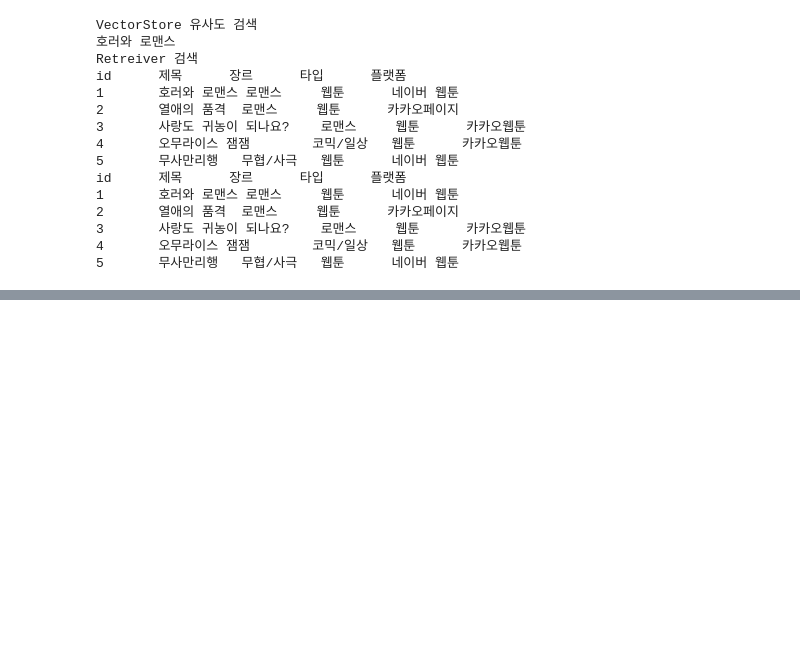
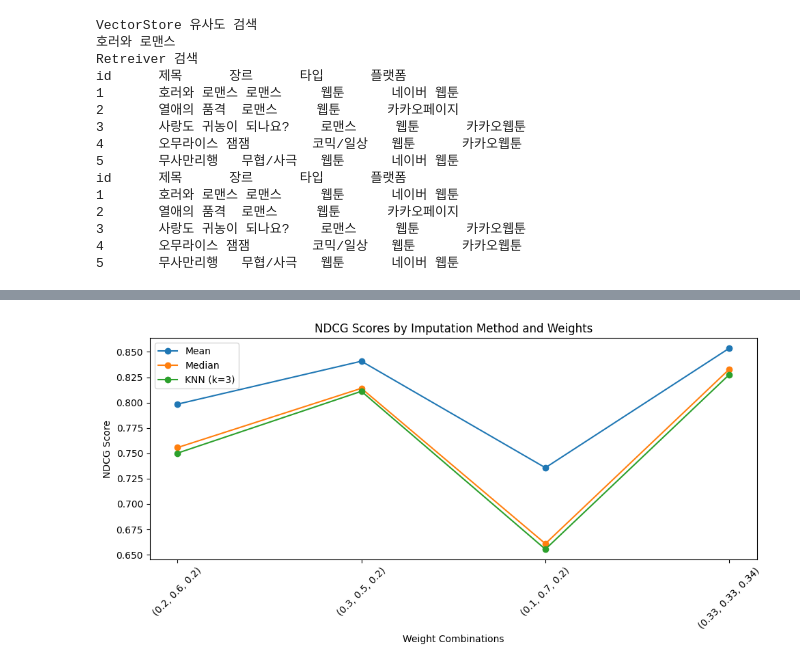
Before and after one commit to SKNETWORKS-FAMILY-AICAMP/SKN06-FINAL-2Team, a Jupyter notebook: backend/chatbot/romance_model.ipynb, the cells around one changed output, grey strips where cells are left out. Drawn from its saved outputs; the diff is of its cells as text; code cells hidden in the pictures; blank space fills up the shorter version.

Commit message:
pref: romance_model 수정
벡터스토어 적용 버전 추가

```diff
--- a/backend/chatbot/romance_model.ipynb
+++ b/backend/chatbot/romance_model.ipynb
@@ -500,0 +696,18 @@ id      제목      장르      타입      플랫폼
+# %%
+exprience = []
+for ro in romance:
+    if ro["rating"] == "-":
+        ro["rating"] = None
+    if ro["like"] == "-":
+        ro["like"] = None
+    if ro["views"] == "-":
+        ro["views"] = None
+    exprience.append(
+        {
+            "rating": ro["rating"],
+            "like": ro["like"],
+            "views": ro["views"],
+            "platform": ro["platform"],
+        }
+    )
+exprience
@@ -500,0 +734,74 @@ id      제목      장르      타입      플랫폼
+# %%
+import numpy as np
+import pandas as pd
+from sklearn.impute import SimpleImputer, KNNImputer
+from sklearn.preprocessing import MinMaxScaler
+from sklearn.metrics import ndcg_score
+import matplotlib.pyplot as plt
+
+
+data = pd.DataFrame(exprience)
+
+# 스케일링 (Min-Max Scaler)
+scaler = MinMaxScaler()
+scaled_data = pd.DataFrame(scaler.fit_transform(data), columns=data.columns)
+
+# 가중치 조합 실험
+weight_sets = [(0.2, 0.6, 0.2), (0.3, 0.5, 0.2), (0.1, 0.7, 0.2), (0.33, 0.33, 0.34)]
+
+# 결측치 처리 방법
+data.replace("NaN", np.nan, inplace=True)
+
+imputation_methods = {
+    "Mean": SimpleImputer(strategy="mean"),
+    "Median": SimpleImputer(strategy="median"),
+    "KNN (k=3)": KNNImputer(n_neighbors=3),
+}
+
+# 결과 저장
+results = []
+
+for method_name, imputer in imputation_methods.items():
+    # 결측치 처리
+    imputed_data = pd.DataFrame(imputer.fit_transform(data), columns=data.columns)
+
+    # 스케일링 재적용
+    scaled_imputed_data = pd.DataFrame(
+        scaler.fit_transform(imputed_data), columns=data.columns
+    )
+
+    for weights in weight_sets:
+        weighted_scores = (
+            weights[0] * scaled_imputed_data["rating"]
+            + weights[1] * scaled_imputed_data["like"]
+            + weights[2] * scaled_imputed_data["views"]
+        )
+        # NDCG 계산
+        ideal_ranking = np.sort(weighted_scores)[::-1]
+        ndcg = ndcg_score([ideal_ranking], [weighted_scores])
+
+        results.append(
+            {"Imputation Method": method_name, "Weights": weights, "NDCG": ndcg}
+        )
+
+# 결과 정리
+results_df = pd.DataFrame(results)
+print("\n=== Experiment Results ===")
+print(results_df.sort_values(by="NDCG", ascending=False))
+
+# 결과 시각화
+plt.figure(figsize=(10, 5))
+for method_name in results_df["Imputation Method"].unique():
+    subset = results_df[results_df["Imputation Method"] == method_name]
+    plt.plot(
+        subset["Weights"].astype(str), subset["NDCG"], label=method_name, marker="o"
+    )
+
+plt.title("NDCG Scores by Imputation Method and Weights")
+plt.xlabel("Weight Combinations")
+plt.ylabel("NDCG Score")
+plt.legend()
+plt.xticks(rotation=45)
+plt.tight_layout()
+plt.show()
+# %% [output]
@@ -500,0 +822 @@ id      제목      장르      타입      플랫폼
+[figure, added]
```
Also changed, not shown: parts of 22 cells of this notebook.
